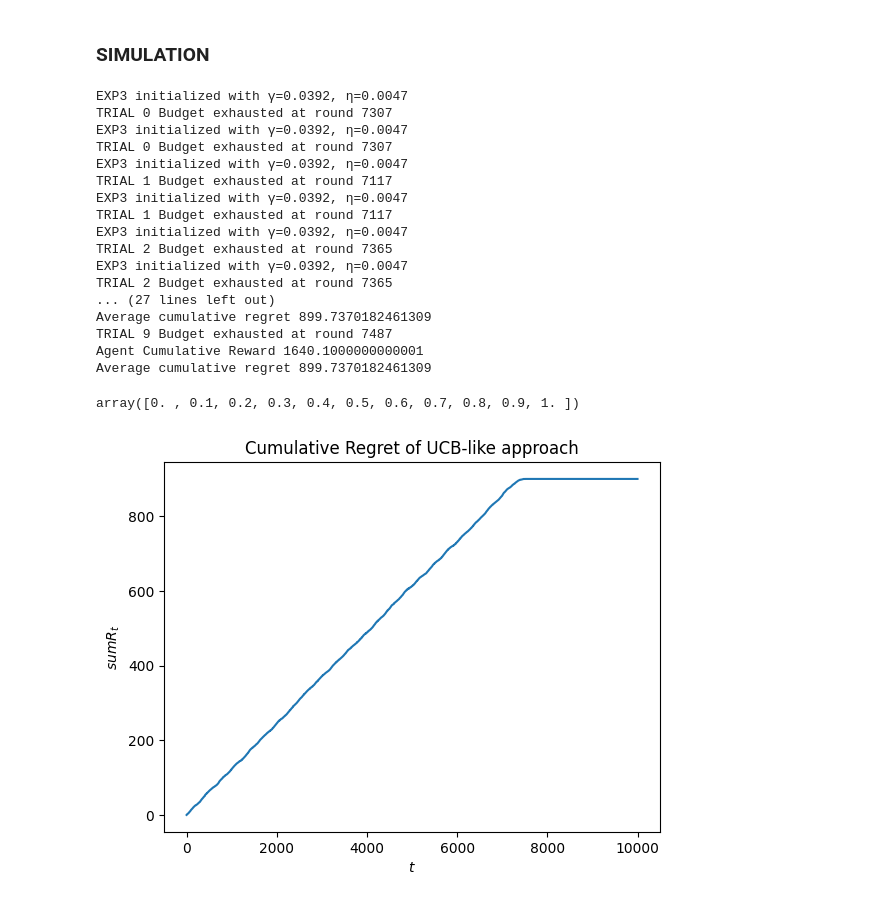
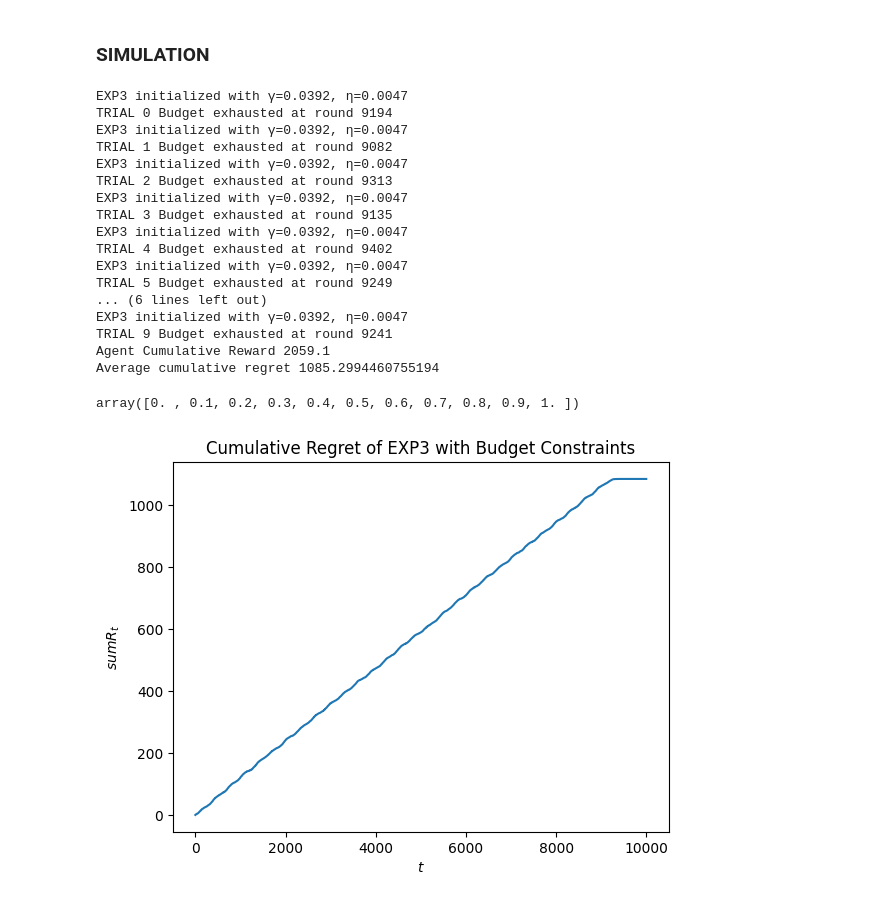
Before and after one commit to matteopasqual02/OLA-2025-project, a Jupyter notebook: R3_Single_product_and_adversarial_environment.ipynb, the cells around one changed output. Drawn from its saved outputs; the diff is of its cells as text; code cells hidden in the pictures.

```diff
--- a/R3_Single_product_and_adversarial_environment.ipynb
+++ b/R3_Single_product_and_adversarial_environment.ipynb
@@ -13,7 +13,7 @@ It is a very adversarial environment
 changing parameters we can make it slightly stochastic for R5
 # %%
 class Buyer:
-  def __init__(self, mu=0.5, sigma=1.0, change_frequency=5, drift_rate=0.1):
+  def __init__(self, mu=0.5, sigma=1.0, change_frequency=20, drift_rate=0.05):
     """
     Represents an adversarial buyer with non-stationary valuation distribution.
     The distribution parameters change over time to create a challenging environment.
@@ -363,6 +391,6 @@ def best_utility_adversarial(buyer_params, agent_state):
 # %%
 T = 10000
-B = 4000
+B = 5000
 P = np.linspace(0, 1, 11)
 K = len(P)
 
@@ -377,6 +405,7 @@ for seed in range(n_trials):
   agent = CompanyEXP3(K=K, B=B, T=T)
   ag_utility = np.zeros(T)
   best_utility = np.zeros(T)
+  regret = np.zeros(T)
 
   flag = True
   for i in range(T):
@@ -392,12 +421,14 @@ for seed in range(n_trials):
 
     ag_utility[i] = f_t
     best_utility[i] = best_utility_adversarial(buyer.get_current_params(), agent.get_algorithm_state())
+    regret[i] = best_utility[i] - ag_utility[i]
+    #print(regret[i])
 
-    if agent.budget <= 0 and flag:
+    if agent.budget <= 1 and flag:
       print("TRIAL", seed , "Budget exhausted at round", i)
       flag = False
 
-  cumulative_regret = np.cumsum(best_utility - ag_utility)
+  cumulative_regret = np.cumsum(regret)
   regret_per_trial.append(cumulative_regret)
 
 regret_per_trial = np.array(regret_per_trial)
@@ -409,22 +440,22 @@ print("Agent Cumulative Reward", np.sum(ag_utility))
 print("Average cumulative regret", average_regret[-1])
 # %% [output]
 EXP3 initialized with γ=0.0392, η=0.0047
-TRIAL 0 Budget exhausted at round 7307
+TRIAL 0 Budget exhausted at round 9194
 EXP3 initialized with γ=0.0392, η=0.0047
-TRIAL 0 Budget exhausted at round 7307
+TRIAL 1 Budget exhausted at round 9082
 EXP3 initialized with γ=0.0392, η=0.0047
-TRIAL 1 Budget exhausted at round 7117
+TRIAL 2 Budget exhausted at round 9313
 EXP3 initialized with γ=0.0392, η=0.0047
-TRIAL 1 Budget exhausted at round 7117
+TRIAL 3 Budget exhausted at round 9135
 EXP3 initialized with γ=0.0392, η=0.0047
-TRIAL 2 Budget exhausted at round 7365
+TRIAL 4 Budget exhausted at round 9402
 EXP3 initialized with γ=0.0392, η=0.0047
-TRIAL 2 Budget exhausted at round 7365
-... (27 lines left out)
-Average cumulative regret 899.7370182461309
-TRIAL 9 Budget exhausted at round 7487
-Agent Cumulative Reward 1640.1000000000001
-Average cumulative regret 899.7370182461309
+TRIAL 5 Budget exhausted at round 9249
+... (6 lines left out)
+EXP3 initialized with γ=0.0392, η=0.0047
+TRIAL 9 Budget exhausted at round 9241
+Agent Cumulative Reward 2059.1
+Average cumulative regret 1085.2994460755194
 # %%
 P
 # %% [output]
@@ -432,8 +463,8 @@ array([0. , 0.1, 0.2, 0.3, 0.4, 0.5, 0.6, 0.7, 0.8, 0.9, 1. ])
 # %%
 plt.plot(average_regret)
 plt.xlabel('$t$')
 plt.ylabel('$sum R_t$')
-plt.title('Cumulative Regret of UCB-like approach')
+plt.title('Cumulative Regret of EXP3 with Budget Constraints')
 plt.show()
 # %% [output]
-[figure, old version]
+[figure, new version]
```
Also changed, not shown: parts of 4 cells of this notebook.
